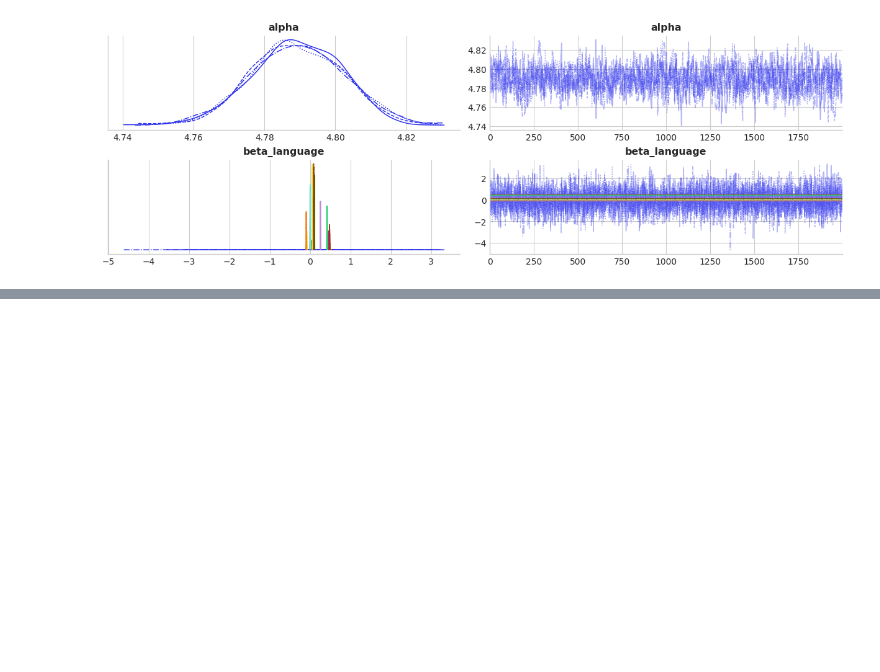
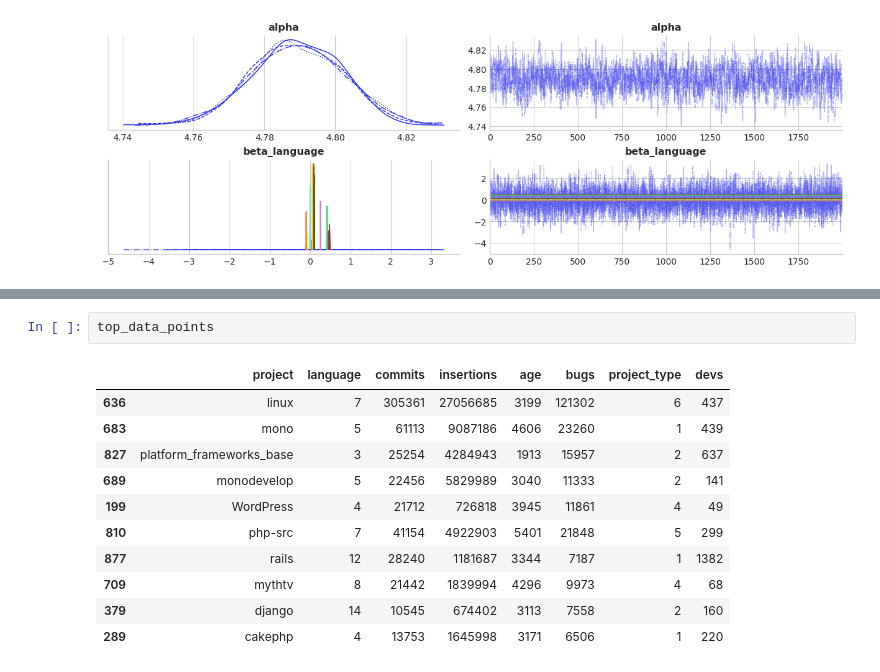
Before and after one commit to ah140797/PPExam24, a Jupyter notebook: h1_1.ipynb, the cells around one changed output, grey strips where cells are left out. Saved outputs shown, nothing was run; the diff lists cells and outputs as text; blank space fills up the shorter version.

```diff
--- a/h1_1.ipynb
+++ b/h1_1.ipynb
@@ -330,0 +391,14 @@ pm.plot_trace(trace, var_names=['alpha', "beta_language"]);
+# %%
+top_data_points
+# %% [output]
+|  | project | language | commits | insertions | age | bugs | project_type | devs |
+| 636 | linux | 7 | 305361 | 27056685 | 3199 | 121302 | 6 | 437 |
+| 683 | mono | 5 | 61113 | 9087186 | 4606 | 23260 | 1 | 439 |
+| 827 | platform_frameworks_base | 3 | 25254 | 4284943 | 1913 | 15957 | 2 | 637 |
+| 689 | monodevelop | 5 | 22456 | 5829989 | 3040 | 11333 | 2 | 141 |
+| 199 | WordPress | 4 | 21712 | 726818 | 3945 | 11861 | 4 | 49 |
+| 810 | php-src | 7 | 41154 | 4922903 | 5401 | 21848 | 5 | 299 |
+| 877 | rails | 12 | 28240 | 1181687 | 3344 | 7187 | 1 | 1382 |
+| 709 | mythtv | 8 | 21442 | 1839994 | 4296 | 9973 | 4 | 68 |
+| 379 | django | 14 | 10545 | 674402 | 3113 | 7558 | 2 | 160 |
+| 289 | cakephp | 4 | 13753 | 1645998 | 3171 | 6506 | 1 | 220 |
```
Also changed, not shown: parts of 9 cells of this notebook.
